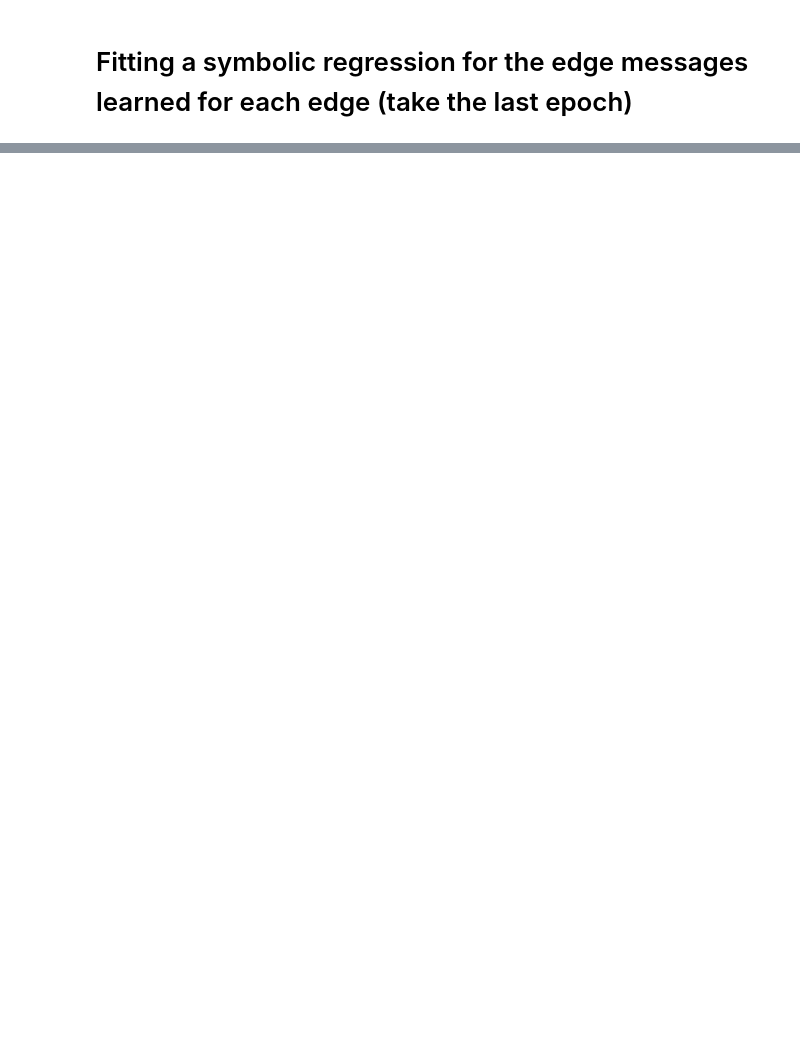
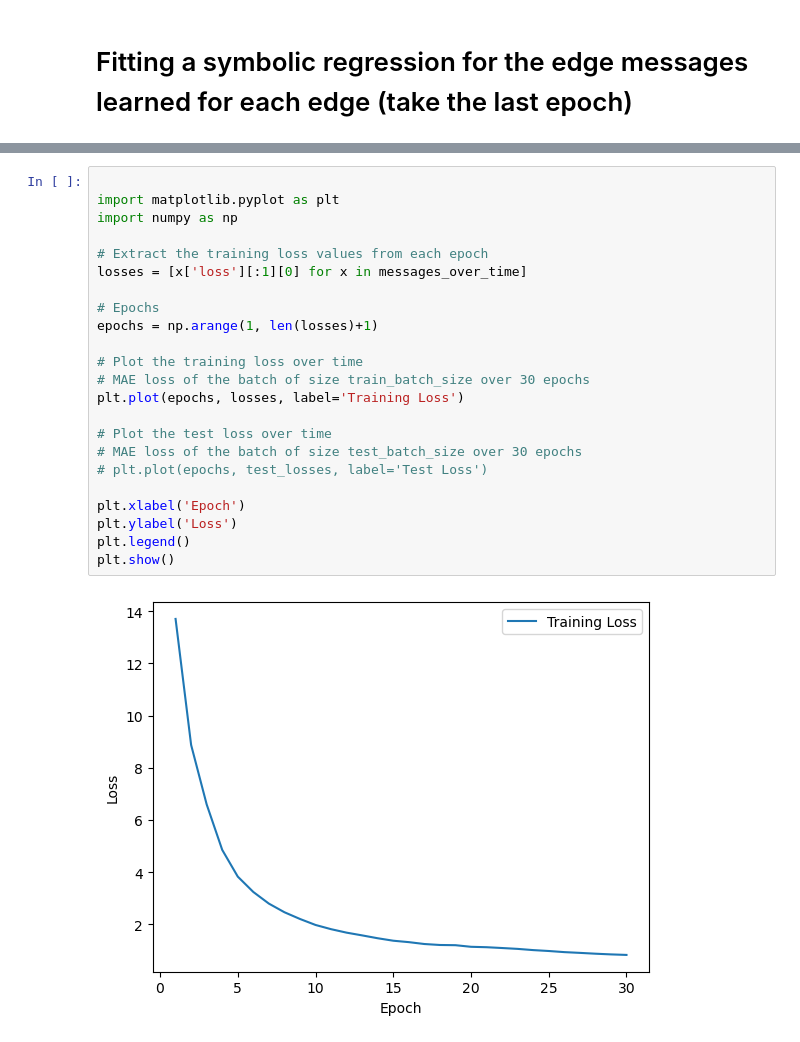
Before and after one commit to sdaloglu/GraphNetwork, a Jupyter notebook: symbolic_fit.ipynb, the cells around one changed output, grey strips where cells are left out. Drawn from its saved outputs; the diff is of its cells as text; blank space fills up the shorter version.

Commit message:
Edited the notebook for train/test loss plot

```diff
--- a/symbolic_fit.ipynb
+++ b/symbolic_fit.ipynb
@@ -76,3 +92,28 @@ plt.show()
+# %%
+
+import matplotlib.pyplot as plt
+import numpy as np
+
+# Extract the training loss values from each epoch
+losses = [x['loss'][:1][0] for x in messages_over_time]
+
+# Epochs
+epochs = np.arange(1, len(losses)+1)
+
+# Plot the training loss over time
+# MAE loss of the batch of size train_batch_size over 30 epochs
+plt.plot(epochs, losses, label='Training Loss')
+
+# Plot the test loss over time
+# MAE loss of the batch of size test_batch_size over 30 epochs
+# plt.plot(epochs, test_losses, label='Test Loss')
+
+plt.xlabel('Epoch')
+plt.ylabel('Loss')
+plt.legend()
+plt.show()
+# %% [output]
+[figure, added]
 # %%
 # Create the symbolic regression model and train it
 model = PySRRegressor(
```
Also changed, not shown: parts of 7 cells of this notebook.
